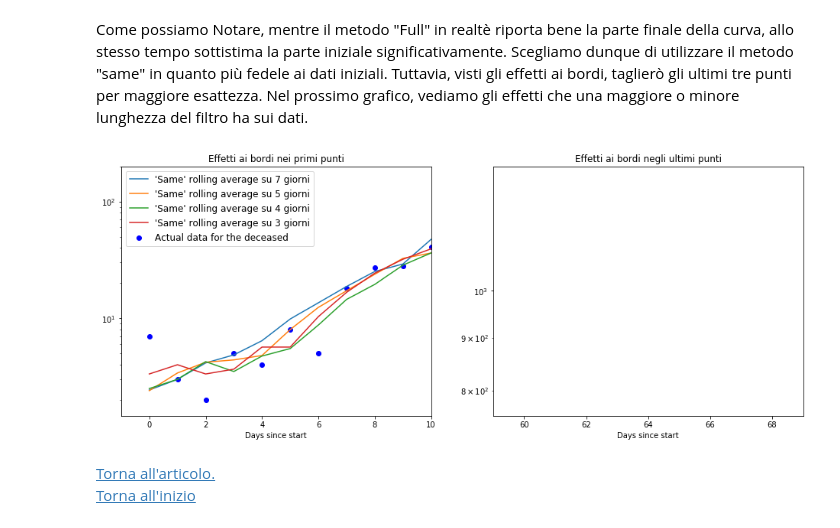
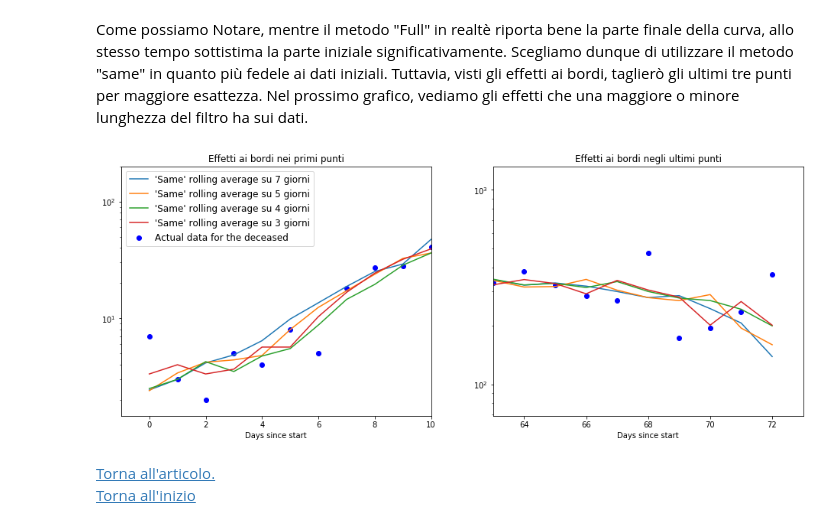
Before and after one commit to FReina/COVID-19, a Jupyter notebook: riepilogo_situazione_nazionale_FR.ipynb, the cells around one changed output. Cells and saved outputs as stored; diff of their text form; code cells hidden in the pictures.

```diff
--- a/riepilogo_situazione_nazionale_FR.ipynb
+++ b/riepilogo_situazione_nazionale_FR.ipynb
@@ -450,35 +452,35 @@ Come possiamo Notare, mentre il metodo "Full" in realt&egrave; riporta bene la p
 # %%
 deceased_sameaverage = np.zeros(shape = (8,len(content_dict['deceduti'])));
 which_kernels = [7,5,4,3]
 
 for i in which_kernels:
     deceased_sameaverage[i,:] = fr.moving_average(deceduti_giornalieri,i,mode = 'same')
 
 plt.figure(figsize = (16,6))
 plt.subplot(121)
 plt.title('Effetti ai bordi nei primi punti')
 ax = plt.gca()
 ax.scatter(np.arange(0,len(content_dict['data'])), deceduti_giornalieri, color = 'blue',label = 'Actual data for the deceased')
 for i in which_kernels:
     plt.semilogy(np.arange(0,len(content_dict['data'])),deceased_sameaverage[i,:],label = ("'Same' rolling average su " + str(i) + " giorni"))
 ax.set_yscale('log')
 plt.xlim((-1,10))
 plt.ylim((-1,200))
 plt.xlabel('Days since start')
 plt.legend(loc = 'best',fontsize = 'large')
 plt.subplot(122)
 plt.title('Effetti ai bordi negli ultimi punti')
 ax = plt.gca()
 ax.scatter(np.arange(0,len(content_dict['data'])), deceduti_giornalieri, color = 'blue')
 for i in which_kernels:
     plt.semilogy(np.arange(0,len(content_dict['data'])),deceased_sameaverage[i,:])
 plt.xlim(len(content_dict['data'])-10,len(content_dict['data']))
-plt.ylim(bottom = deceduti_giornalieri[-35])
+plt.ylim(bottom = deceduti_giornalieri[-1]-300)
 plt.xlabel('Days since start')
 
 plt.show()
 # %% [output]
-[figure, old version]
+[figure, new version]
 # %% [markdown]
 <a href="javascript:history.back()">Torna all'articolo.</a>
 <a href="#top">Torna all'inizio</a>
```
Also changed, not shown: parts of 14 cells of this notebook, 4 other files.
